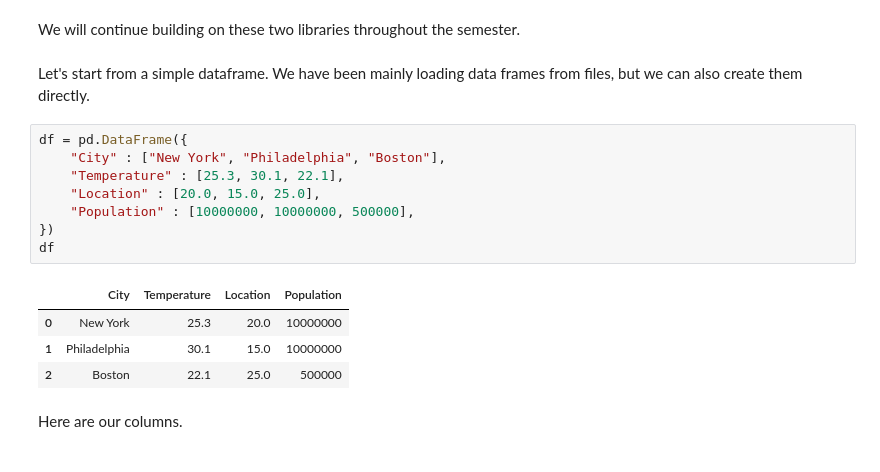
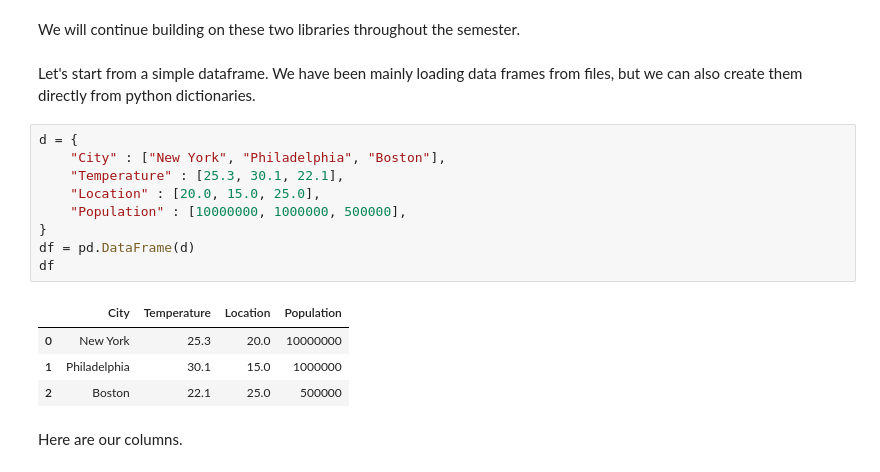
Before and after one commit to srush/BT-AI, a Jupyter notebook: notebooks/module4.notebook.ipynb, the cells around one changed output. Saved outputs shown, nothing was run; the diff lists cells and outputs as text.

```diff
--- a/notebooks/module4.notebook.ipynb
+++ b/notebooks/module4.notebook.ipynb
@@ -23,19 +22,20 @@ import altair as alt
 We will continue building on these two libraries throughout the semester.
 # %% [markdown]
 Let's start from a simple dataframe. We have been mainly loading
-data frames from files, but we can also create them directly.
+data frames from files, but we can also create them directly from python dictionaries.
 # %%
-df = pd.DataFrame({
+d = {
     "City" : ["New York", "Philadelphia", "Boston"],
     "Temperature" : [25.3, 30.1, 22.1],
     "Location" : [20.0, 15.0, 25.0],
-    "Population" : [10000000, 10000000, 500000],
-})
+    "Population" : [10000000, 1000000, 500000],
+}
+df = pd.DataFrame(d)
 df
 # %% [output]
 |  | City | Temperature | Location | Population |
 | 0 | New York | 25.3 | 20.0 | 10000000 |
-| 1 | Philadelphia | 30.1 | 15.0 | 10000000 |
+| 1 | Philadelphia | 30.1 | 15.0 | 1000000 |
 | 2 | Boston | 22.1 | 25.0 | 500000 |
 # %% [markdown]
 Here are our columns.
```
Also changed, not shown: parts of 48 cells of this notebook, 1 other file.
